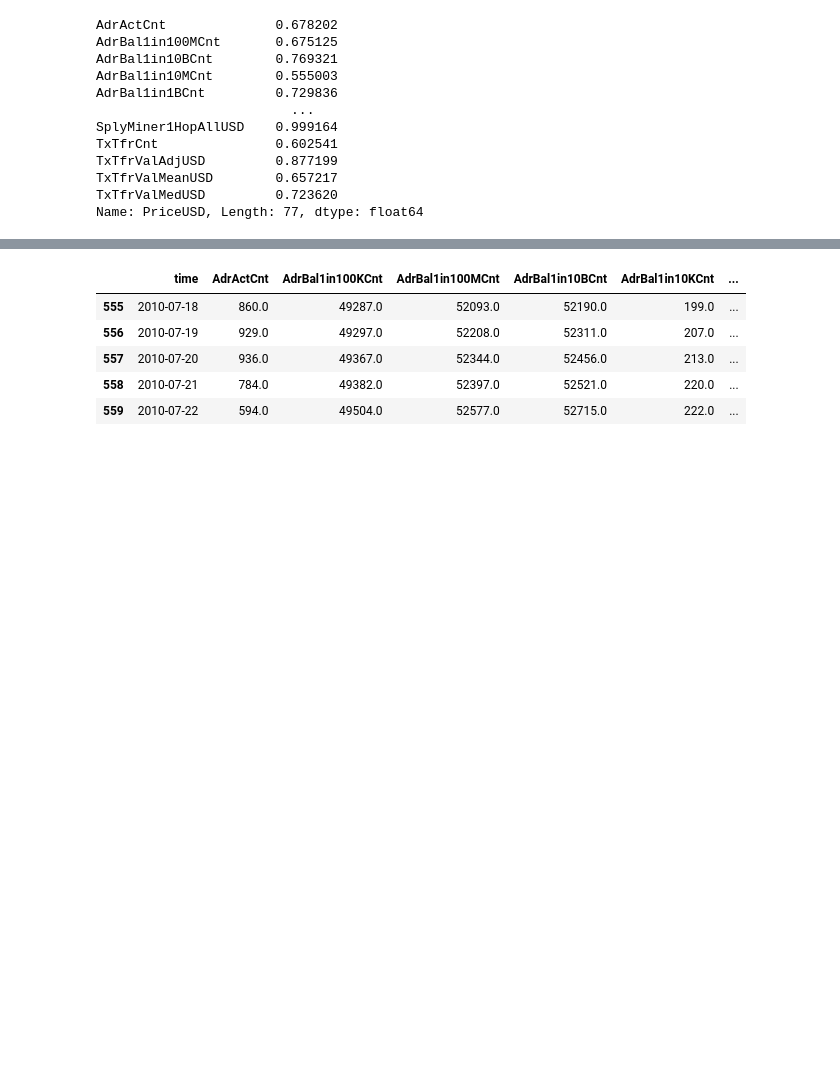
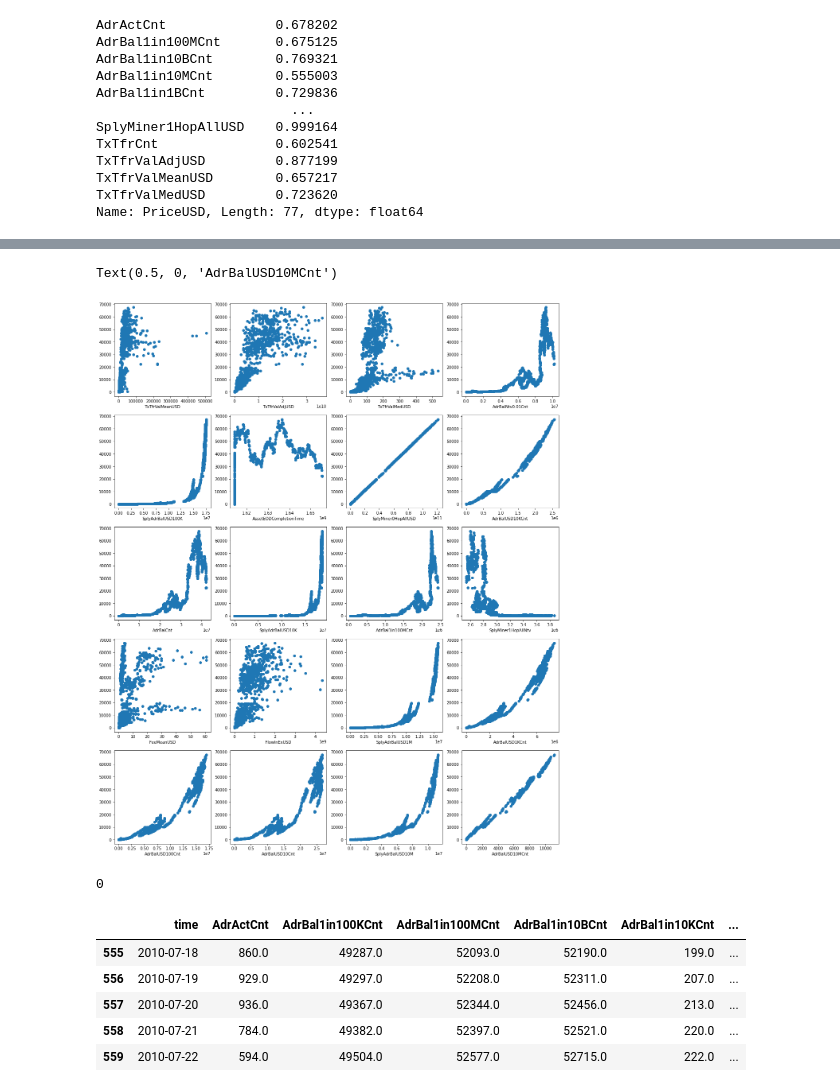
Before and after one commit to ostapkharysh/CryptocurrencyPredictionOnFundamentalData, a Jupyter notebook: Cryptoasset_price.ipynb, the cells around one changed output, grey strips where cells are left out. Cells and saved outputs as stored; diff of their text form; code cells hidden in the pictures; blank space fills up the shorter version.

```diff
--- a/Cryptoasset_price.ipynb
+++ b/Cryptoasset_price.ipynb
@@ -129,3 +128,4 @@ for column in correlated_features.keys():
     corSet.add(bestCor)
 # %%
 len(list(corSet))
+explanatory = list(corSet)
@@ -158,7 +156,75 @@ SplyAdrBalUSD100K 0.6487983019587369
+# %%
+fig, ((ax1, ax2, ax3, ax4), (ax5, ax6, ax7, ax8), (ax9, ax10, ax11, ax12),
+      (ax13, ax14, ax15, ax16), (ax17, ax18, ax19, ax20)) = plt.subplots(ncols=4, nrows=5,figsize=(20, 25))
+# for big image wirth 8 features: figsize=(20, 25) #8
+
+responce = btc['PriceUSD'].values
+
+ax1.scatter(btc[explanatory[0]].values, responce)
+ax1.set_xlabel(explanatory[0])
+ax2.scatter(btc[explanatory[1]].values, responce)
+ax2.set_xlabel(explanatory[1])
+
+ax3.scatter(btc[explanatory[2]].values, responce)
+ax3.set_xlabel(explanatory[2])
+ax4.scatter(btc[explanatory[3]].values, responce)
+ax4.set_xlabel(explanatory[3])
+
+ax5.scatter(btc[explanatory[4]].values, responce)
+ax5.set_xlabel(explanatory[4])
+ax6.scatter(btc[explanatory[5]].values, responce)
+ax6.set_xlabel(explanatory[5])
+
+ax7.scatter(btc[explanatory[6]].values, responce)
+ax7.set_xlabel(explanatory[6])
+ax8.scatter(btc[explanatory[7]].values, responce)
+ax8.set_xlabel(explanatory[7])
+
+ax9.scatter(btc[explanatory[8]].values, responce)
+ax9.set_xlabel(explanatory[8])
+ax10.scatter(btc[explanatory[9]].values, responce)
+ax10.set_xlabel(explanatory[9])
+
+ax11.scatter(btc[explanatory[10]].values, responce)
+ax11.set_xlabel(explanatory[10])
+ax12.scatter(btc[explanatory[11]].values, responce)
+ax12.set_xlabel(explanatory[11])
+
+ax13.scatter(btc[explanatory[12]].values, responce)
+ax13.set_xlabel(explanatory[12])
+ax14.scatter(btc[explanatory[13]].values, responce)
+ax14.set_xlabel(explanatory[13])
+
+ax15.scatter(btc[explanatory[14]].values, responce)
+ax15.set_xlabel(explanatory[14])
+ax16.scatter(btc[explanatory[15]].values, responce)
+ax16.set_xlabel(explanatory[15])
+
+ax17.scatter(btc[explanatory[16]].values, responce)
+ax17.set_xlabel(explanatory[16])
+ax18.scatter(btc[explanatory[17]].values, responce)
+ax18.set_xlabel(explanatory[17])
+
+ax19.scatter(btc[explanatory[18]].values, responce)
+ax19.set_xlabel(explanatory[18])
+ax20.scatter(btc[explanatory[19]].values, responce)
+ax20.set_xlabel(explanatory[19])
+
+#ax19.scatter(btc[explanatory[18]].values, responce)
+#ax19.set_xlabel(explanatory[18])
+#ax20.scatter(btc[explanatory[19]].values, responce)
+#ax20.set_xlabel(explanatory[19])
+# %% [output]
+Text(0.5, 0, 'AdrBalUSD10MCnt')
+[figure, added]
 # %%
 #"""""""""""""""""""""""""""""""""""""""""""""""
 # %%
 btc = btc[btc['PriceUSD'].isna() == False]
+# %%
+btc['PriceUSD'].isna().sum()
+# %% [output]
+0
 # %%
 btc.head()
 # %% [output]
```
Also changed, not shown: parts of 72 cells of this notebook, 1 other file.
